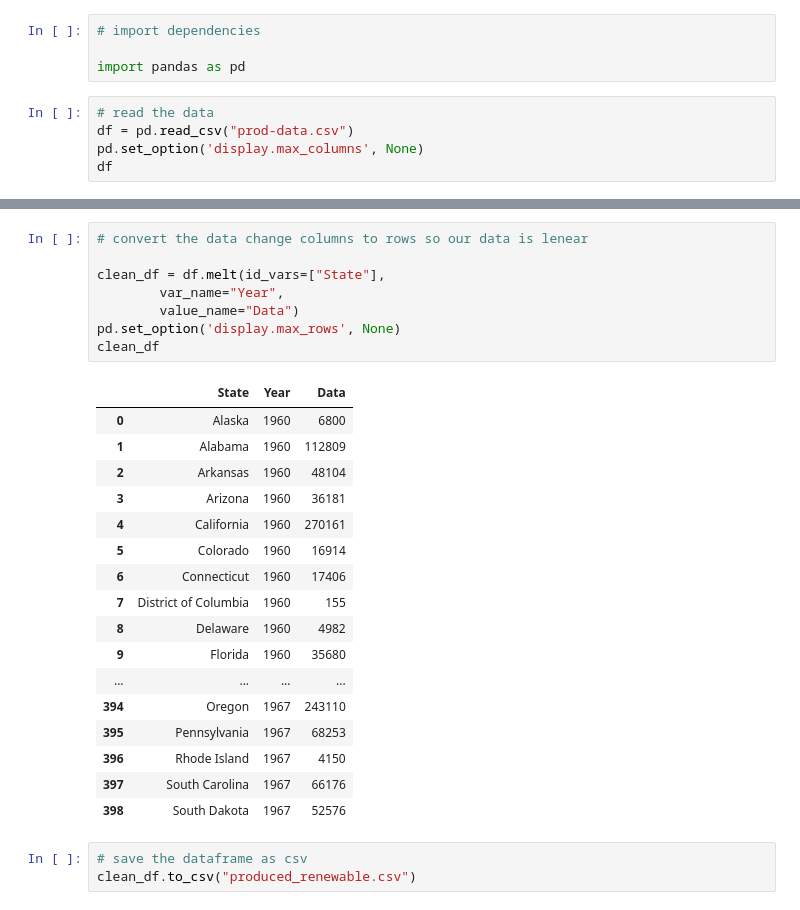
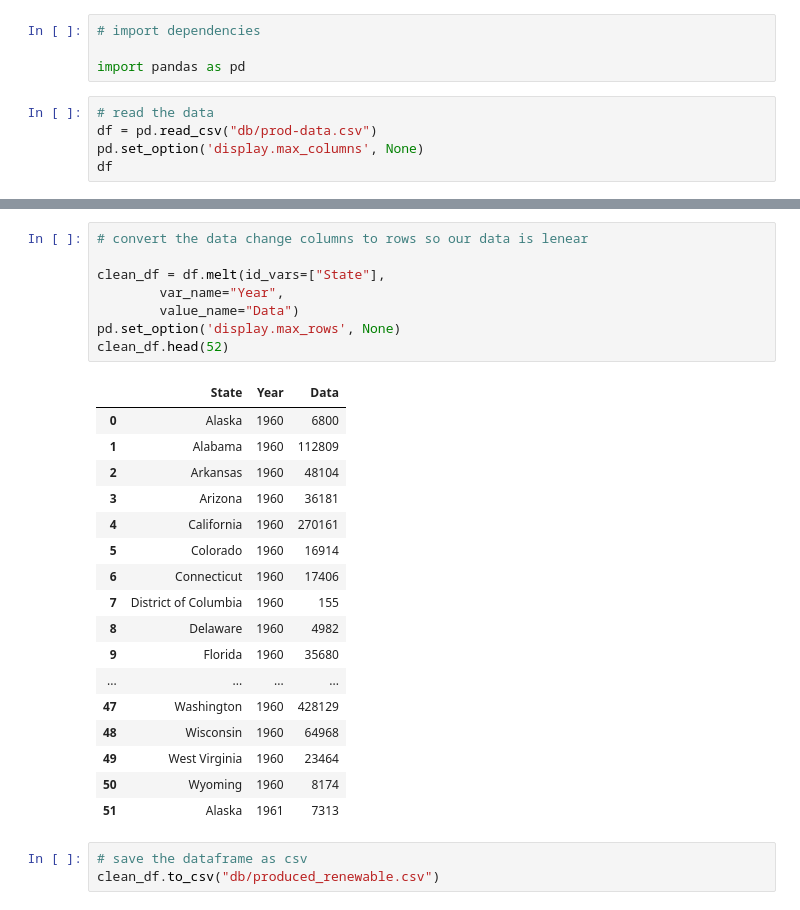
Before and after one commit to nadireag/Renewable-Energy, a Jupyter notebook: produced_renewable.ipynb, the cells around one changed output, grey strips where cells are left out. Saved outputs shown, nothing was run; the diff lists cells and outputs as text.

```diff
--- a/produced_renewable.ipynb
+++ b/produced_renewable.ipynb
@@ -6,7 +6,7 @@
 import pandas as pd
 # %%
 # read the data
-df = pd.read_csv("prod-data.csv")
+df = pd.read_csv("db/prod-data.csv")
 pd.set_option('display.max_columns', None)
 df
 # %% [output]
@@ -51,29 +51,29 @@ memory usage: 23.6+ KB
 # %%
 # convert the data change columns to rows so our data is lenear
 
 clean_df = df.melt(id_vars=["State"],
         var_name="Year",
         value_name="Data")
 pd.set_option('display.max_rows', None)
-clean_df
+clean_df.head(52)
 # %% [output]
 |  | State | Year | Data |
 | 0 | Alaska | 1960 | 6800 |
 | 1 | Alabama | 1960 | 112809 |
 | 2 | Arkansas | 1960 | 48104 |
 | 3 | Arizona | 1960 | 36181 |
 | 4 | California | 1960 | 270161 |
 | 5 | Colorado | 1960 | 16914 |
 | 6 | Connecticut | 1960 | 17406 |
 | 7 | District of Columbia | 1960 | 155 |
 | 8 | Delaware | 1960 | 4982 |
 | 9 | Florida | 1960 | 35680 |
 | ... | ... | ... | ... |
-| 394 | Oregon | 1967 | 243110 |
-| 395 | Pennsylvania | 1967 | 68253 |
-| 396 | Rhode Island | 1967 | 4150 |
-| 397 | South Carolina | 1967 | 66176 |
-| 398 | South Dakota | 1967 | 52576 |
+| 47 | Washington | 1960 | 428129 |
+| 48 | Wisconsin | 1960 | 64968 |
+| 49 | West Virginia | 1960 | 23464 |
+| 50 | Wyoming | 1960 | 8174 |
+| 51 | Alaska | 1961 | 7313 |
 # %%
 # save the dataframe as csv
-clean_df.to_csv("produced_renewable.csv")
+clean_df.to_csv("db/produced_renewable.csv")
```
Also changed, not shown: 1 other file.
